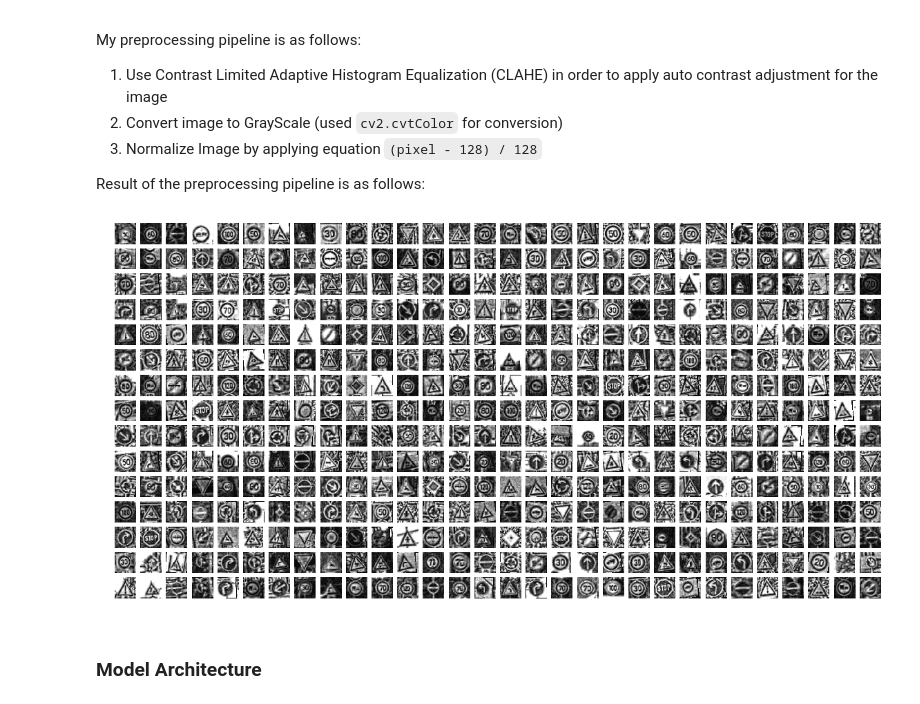
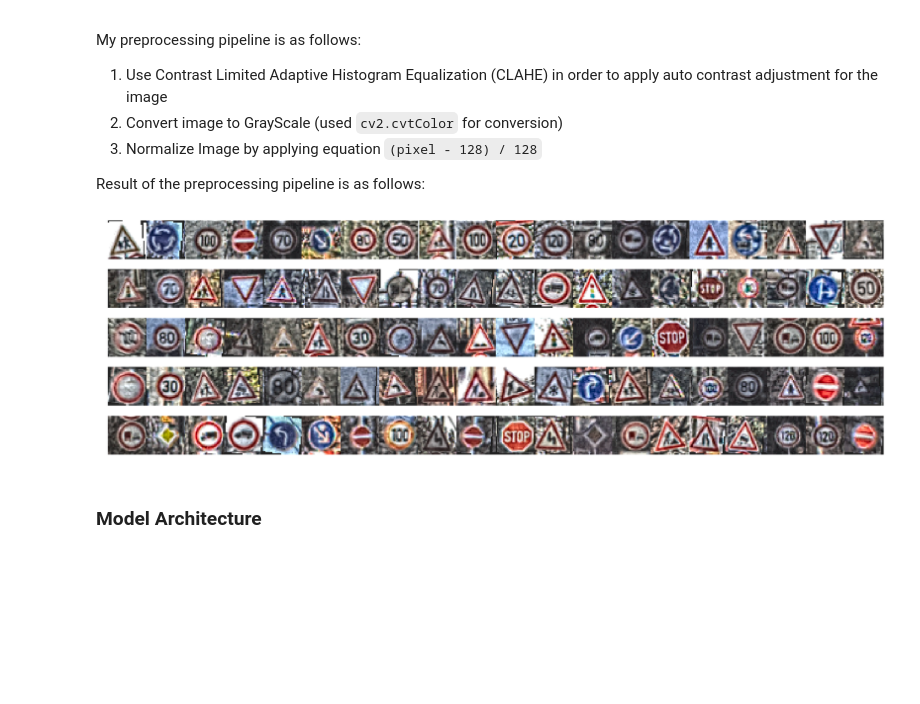
Before and after one commit to jinay1991/CarND-Traffic-Sign-Classifier-Project, a Jupyter notebook: Traffic_Sign_Classifier.ipynb, the cells around one changed output. Drawn from its saved outputs; the diff is of its cells as text; code cells hidden in the pictures; blank space fills up the shorter version.

```diff
--- a/Traffic_Sign_Classifier.ipynb
+++ b/Traffic_Sign_Classifier.ipynb
@@ -374,7 +351,0 @@ show_images(X_train, len(X_train), len(X_train),
-# %%
-def image_preprocess(image):
-    image = resize(image)
-    image = auto_contrast(image)
-    image = convert_grayscale(image)
-    image = normalize(image)
-    return image
@@ -402,14 +371,11 @@ My preprocessing pipeline is as follows:
 
 Result of the preprocessing pipeline is as follows:
 # %%
-np.random.seed(1234)
-
-# PLOT 350 RANDOM IMAGES from training set
 show_images(X_train, len(X_train), len(X_train),
-            images_per_row = 30, images_per_col = 15,
-            H = 20, W = 10, its_gray=True)
+            images_per_row = 20, images_per_col = 5,
+            H = 32, W = 10, its_gray=False)
 # %% [output]
-[figure, old version]
+[figure, new version]
 # %% [markdown]
 ### Model Architecture
 # %%
```
Also changed, not shown: parts of 46 cells of this notebook, 7 other files.
